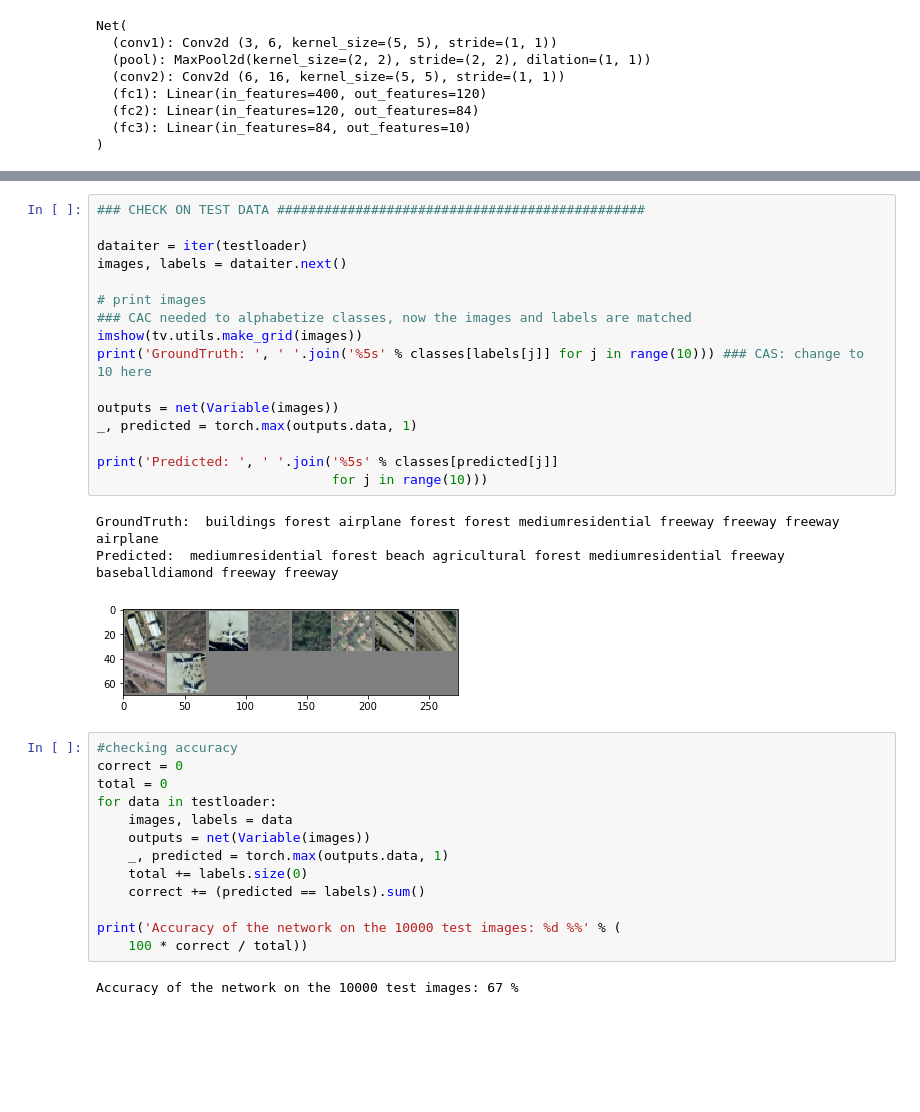
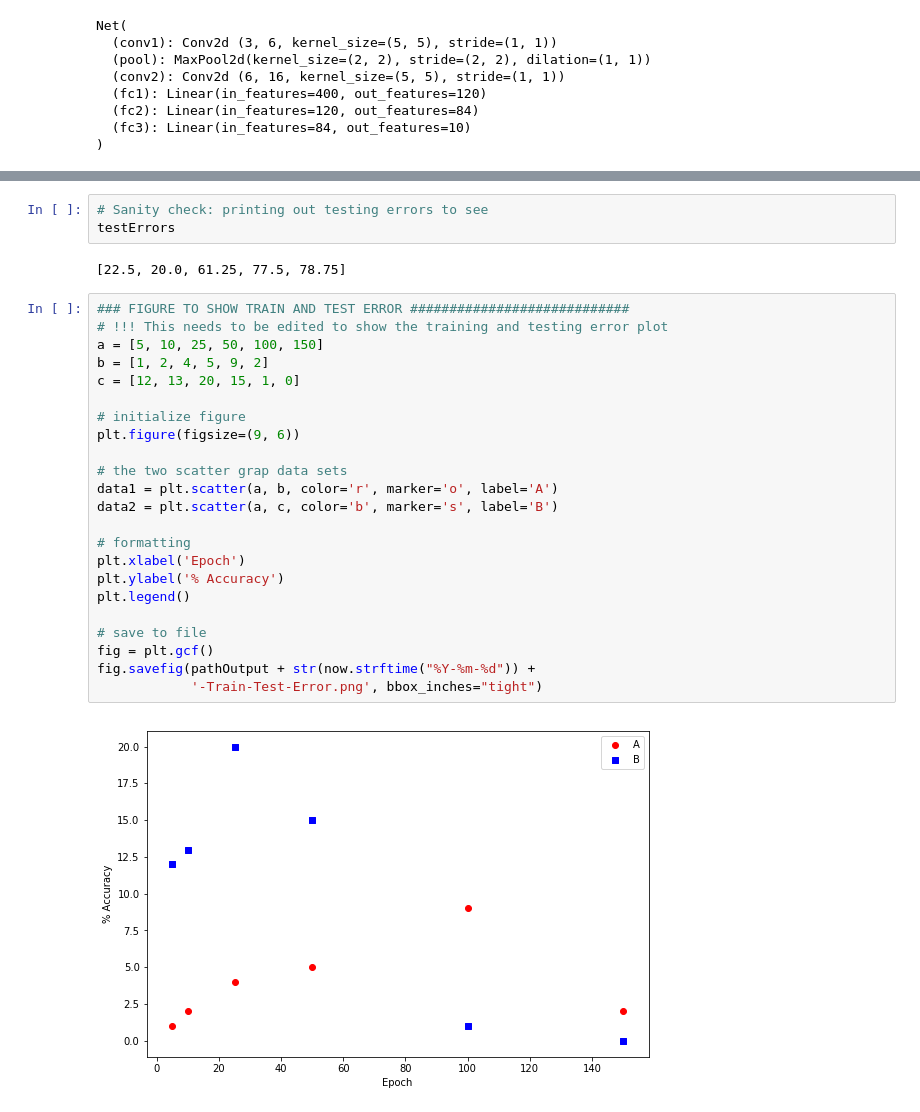
Before and after one commit to falcant/RemoteSensing, a Jupyter notebook: UCMerced8classes.ipynb, the cells around one changed output, grey strips where cells are left out. Cells and saved outputs as stored; diff of their text form; blank space fills up the shorter version.

Commit message:
made option to check training error (and test, although that's not so good) for chosen epoch numbers, and save the network at those points; set up figure code

```diff
--- a/UCMerced8classes.ipynb
+++ b/UCMerced8classes.ipynb
@@ -221,36 +248,31 @@ print('Finished Training')
 Finished Training
-# %%
-### CHECK ON TEST DATA ###############################################
-
-dataiter = iter(testloader)
-images, labels = dataiter.next()
-
-# print images
-### CAC needed to alphabetize classes, now the images and labels are matched
-imshow(tv.utils.make_grid(images))
-print('GroundTruth: ', ' '.join('%5s' % classes[labels[j]] for j in range(10))) ### CAS: change to 10 here
-
-outputs = net(Variable(images))
-_, predicted = torch.max(outputs.data, 1)
-
-print('Predicted: ', ' '.join('%5s' % classes[predicted[j]]
-                              for j in range(10)))
-# %% [output]
-GroundTruth:  buildings forest airplane forest forest mediumresidential freeway freeway freeway airplane
-Predicted:  mediumresidential forest beach agricultural forest mediumresidential freeway baseballdiamond freeway freeway
-[figure, removed]
-# %%
-#checking accuracy
-correct = 0
-total = 0
-for data in testloader:
-    images, labels = data
-    outputs = net(Variable(images))
-    _, predicted = torch.max(outputs.data, 1)
-    total += labels.size(0)
-    correct += (predicted == labels).sum()
-
-print('Accuracy of the network on the 10000 test images: %d %%' % (
-    100 * correct / total))
-# %% [output]
-Accuracy of the network on the 10000 test images: 67 %
+# %%
+# Sanity check: printing out testing errors to see
+testErrors
+# %% [output]
+[22.5, 20.0, 61.25, 77.5, 78.75]
+# %%
+### FIGURE TO SHOW TRAIN AND TEST ERROR ############################
+# !!! This needs to be edited to show the training and testing error plot
+a = [5, 10, 25, 50, 100, 150]
+b = [1, 2, 4, 5, 9, 2]
+c = [12, 13, 20, 15, 1, 0]
+
+# initialize figure
+plt.figure(figsize=(9, 6))
+
+# the two scatter grap data sets
+data1 = plt.scatter(a, b, color='r', marker='o', label='A')
+data2 = plt.scatter(a, c, color='b', marker='s', label='B')
+
+# formatting
+plt.xlabel('Epoch')
+plt.ylabel('% Accuracy')
+plt.legend()
+
+# save to file
+fig = plt.gcf()
+fig.savefig(pathOutput + str(now.strftime("%Y-%m-%d")) +
+            '-Train-Test-Error.png', bbox_inches="tight")
+# %% [output]
+[figure, added]
```
Also changed, not shown: parts of 8 cells of this notebook.
